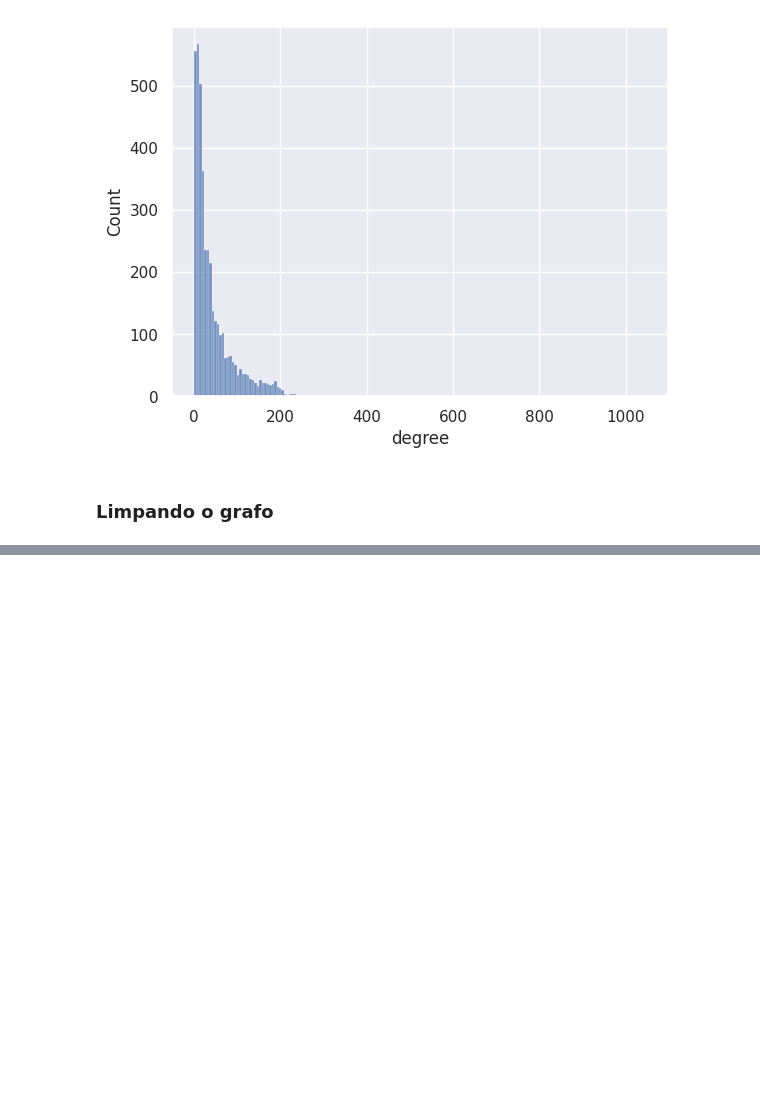
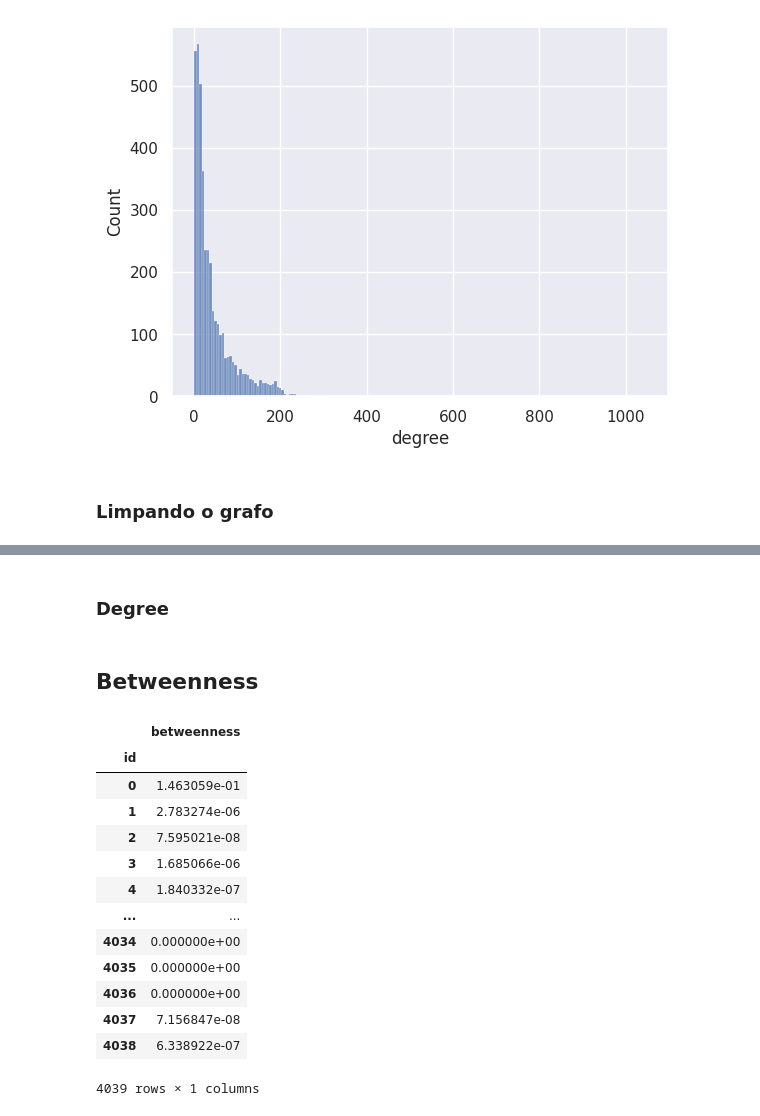
Before and after one commit to Pedro2712/aps1-wikis, a Jupyter notebook: notebooks/Facebook ego-network.ipynb, the cells around one changed output, grey strips where cells are left out. Drawn from its saved outputs; the diff is of its cells as text; code cells hidden in the pictures; blank space fills up the shorter version.

```diff
--- a/notebooks/Facebook ego-network.ipynb
+++ b/notebooks/Facebook ego-network.ipynb
@@ -172,0 +156,6 @@ netpixi.render('facebook.net.gz', infinite=True);
+# %% [markdown]
+### Degree
+# %%
+dc = gt_total_degree(g)
+g.add_vp('degree', dc)
+gt_data(g)
@@ -172,0 +169,23 @@ netpixi.render('facebook.net.gz', infinite=True);
+# %% [markdown]
+## Betweenness
+# %%
+from graph_tool import centrality
+
+bc, _ = centrality.betweenness(g)
+g.add_vp('betweenness', bc)
+gt_data(g)
+# %% [output]
+|  | betweenness |
+| id |  |
+| 0 | 1.463059e-01 |
+| 1 | 2.783274e-06 |
+| 2 | 7.595021e-08 |
+| 3 | 1.685066e-06 |
+| 4 | 1.840332e-07 |
+| ... | ... |
+| 4034 | 0.000000e+00 |
+| 4035 | 0.000000e+00 |
+| 4036 | 0.000000e+00 |
+| 4037 | 7.156847e-08 |
+| 4038 | 6.338922e-07 |
+4039 rows × 1 columns
```
Also changed, not shown: parts of 14 cells of this notebook, 8 other files.
